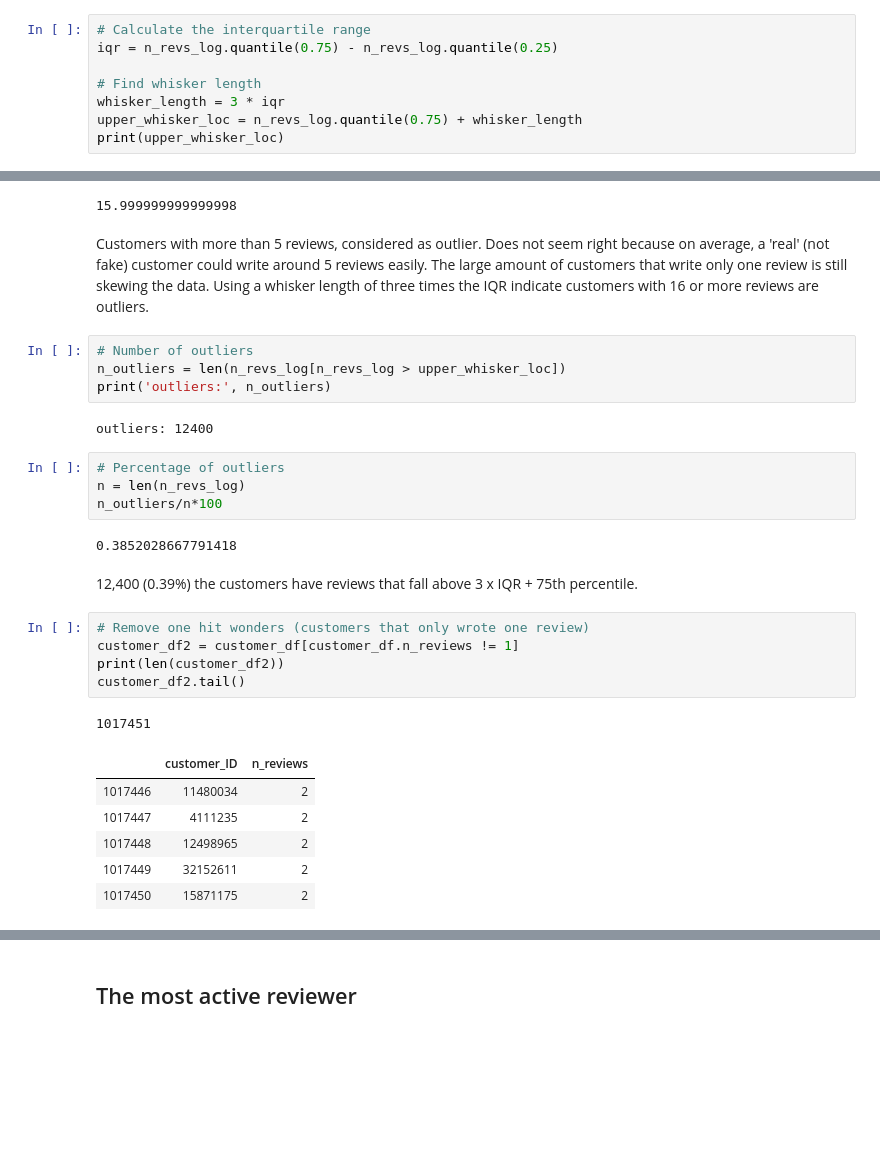
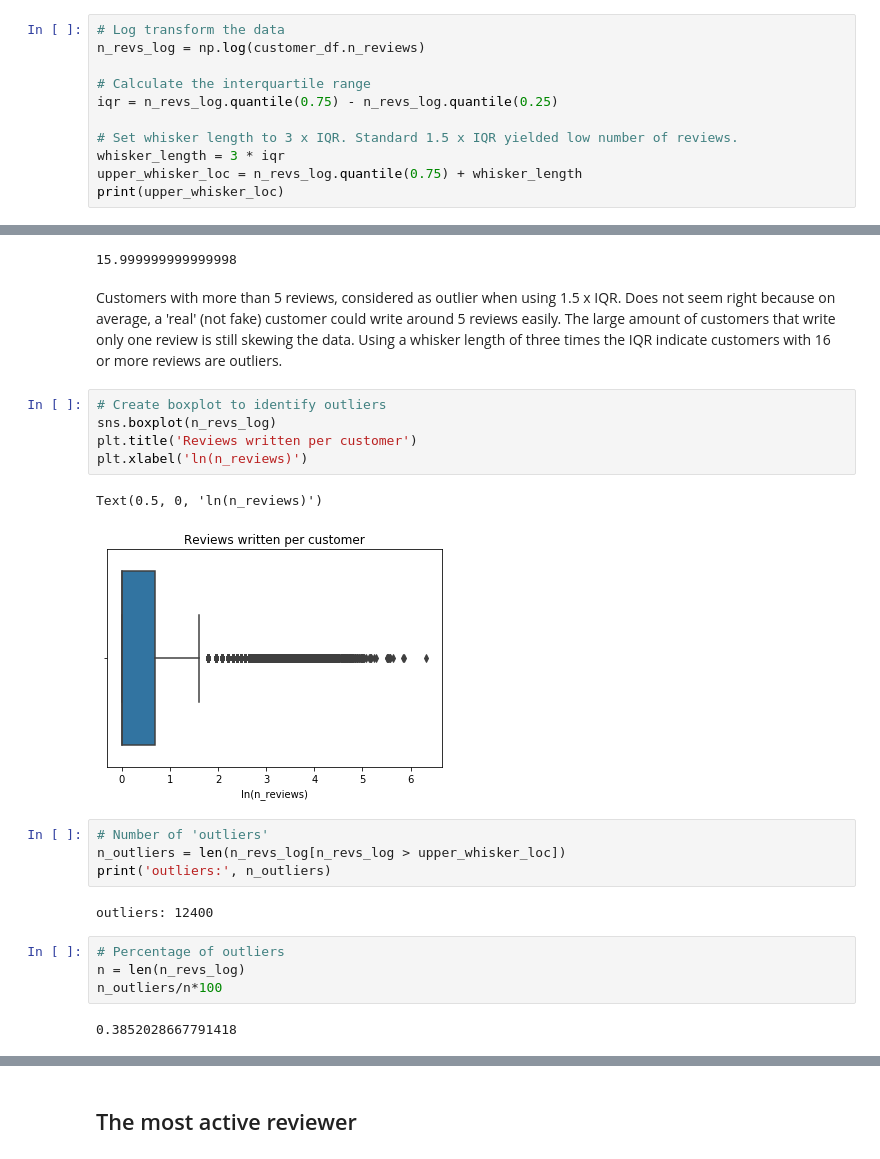
Before and after one commit to chantel808/Springboard_Capstone2, a Jupyter notebook: Amazon_reviews_EDA_CClark.ipynb, the cells around one changed output, grey strips where cells are left out. Saved outputs shown, nothing was run; the diff lists cells and outputs as text; blank space fills up the shorter version.

```diff
--- a/Amazon_reviews_EDA_CClark.ipynb
+++ b/Amazon_reviews_EDA_CClark.ipynb
@@ -273,8 +184,11 @@ Text(0.5, 0, 'ln(n_reviews)')
 # %%
+# Log transform the data
+n_revs_log = np.log(customer_df.n_reviews)
+
 # Calculate the interquartile range
 iqr = n_revs_log.quantile(0.75) - n_revs_log.quantile(0.25)
 
-# Find whisker length
+# Set whisker length to 3 x IQR. Standard 1.5 x IQR yielded low number of reviews.
 whisker_length = 3 * iqr
 upper_whisker_loc = n_revs_log.quantile(0.75) + whisker_length
 print(upper_whisker_loc)
@@ -286,9 +200,17 @@ np.exp(upper_whisker_loc)
 # %% [output]
 15.999999999999998
 # %% [markdown]
-Customers with more than 5 reviews, considered as outlier. Does not seem right because on average, a 'real' (not fake) customer could write around 5 reviews easily. The large amount of customers that write only one review is still skewing the data. Using a whisker length of three times the IQR indicate customers with 16 or more reviews are outliers.
+Customers with more than 5 reviews, considered as outlier when using 1.5 x IQR. Does not seem right because on average, a 'real' (not fake) customer could write around 5 reviews easily. The large amount of customers that write only one review is still skewing the data. Using a whisker length of three times the IQR indicate customers with 16 or more reviews are outliers.
+# %%
+# Create boxplot to identify outliers
+sns.boxplot(n_revs_log)
+plt.title('Reviews written per customer')
+plt.xlabel('ln(n_reviews)')
+# %% [output]
+Text(0.5, 0, 'ln(n_reviews)')
+[figure, added]
 # %%
-# Number of outliers
+# Number of 'outliers'
 n_outliers = len(n_revs_log[n_revs_log > upper_whisker_loc])
 print('outliers:', n_outliers)
 # %% [output]
@@ -299,18 +221,3 @@ n = len(n_revs_log)
 n_outliers/n*100
 # %% [output]
 0.3852028667791418
-# %% [markdown]
-12,400 (0.39%) the customers have reviews that fall above 3 x IQR + 75th percentile.
-# %%
-# Remove one hit wonders (customers that only wrote one review)
-customer_df2 = customer_df[customer_df.n_reviews != 1]
-print(len(customer_df2))
-customer_df2.tail()
-# %% [output]
-1017451
-|  | customer_ID | n_reviews |
-| 1017446 | 11480034 | 2 |
-| 1017447 | 4111235 | 2 |
-| 1017448 | 12498965 | 2 |
-| 1017449 | 32152611 | 2 |
-| 1017450 | 15871175 | 2 |
```
Also changed, not shown: parts of 93 cells of this notebook.
